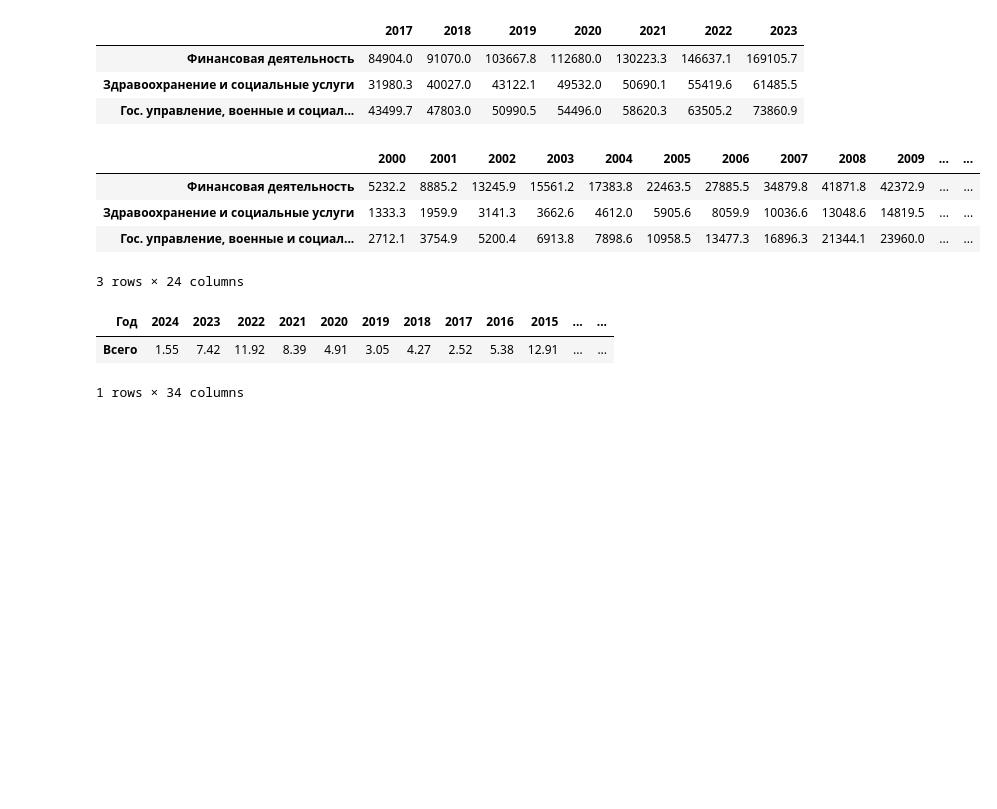
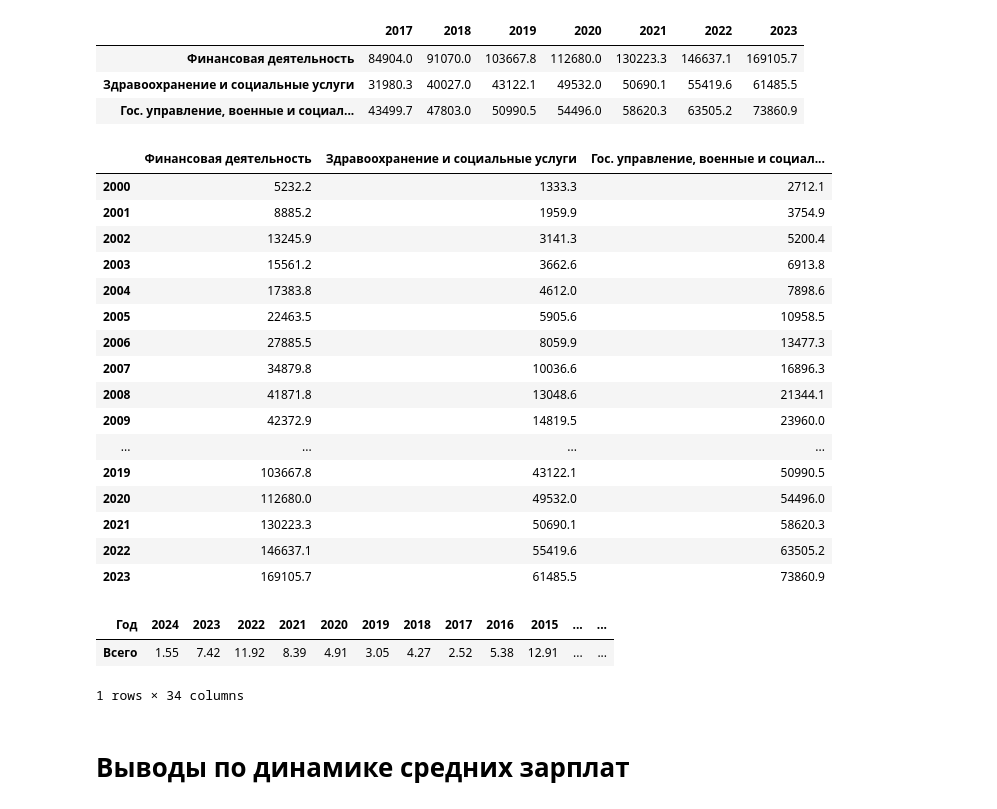
Before and after one commit to yegerless/salary_analysis, a Jupyter notebook: primary_analysis.ipynb, the cells around one changed output. Saved outputs shown, nothing was run; the diff lists cells and outputs as text; code cells hidden in the pictures; blank space fills up the shorter version.

```diff
--- a/primary_analysis.ipynb
+++ b/primary_analysis.ipynb
@@ -33,15 +33,27 @@ df_salary_2
 | Здравоохранение и социальные услуги | 31980.3 | 40027.0 | 43122.1 | 49532.0 | 50690.1 | 55419.6 | 61485.5 |
 | Гос. управление, военные и социал... | 43499.7 | 47803.0 | 50990.5 | 54496.0 | 58620.3 | 63505.2 | 73860.9 |
 # %%
-df_salary = df_salary_1.merge(df_salary_2, how='inner', left_index=True, right_index=True, validate='one_to_one')
+df_salary = df_salary_1.merge(df_salary_2, how='inner', left_index=True, right_index=True, validate='one_to_one').T
 
 df_salary
 # %% [output]
-|  | 2000 | 2001 | 2002 | 2003 | 2004 | 2005 | 2006 | 2007 | 2008 | 2009 | ... | ... |
-| Финансовая деятельность | 5232.2 | 8885.2 | 13245.9 | 15561.2 | 17383.8 | 22463.5 | 27885.5 | 34879.8 | 41871.8 | 42372.9 | ... | ... |
-| Здравоохранение и социальные услуги | 1333.3 | 1959.9 | 3141.3 | 3662.6 | 4612.0 | 5905.6 | 8059.9 | 10036.6 | 13048.6 | 14819.5 | ... | ... |
-| Гос. управление, военные и социал... | 2712.1 | 3754.9 | 5200.4 | 6913.8 | 7898.6 | 10958.5 | 13477.3 | 16896.3 | 21344.1 | 23960.0 | ... | ... |
+|  | Финансовая деятельность | Здравоохранение и социальные услуги | Гос. управление, военные и социал... |
+| 2000 | 5232.2 | 1333.3 | 2712.1 |
+| 2001 | 8885.2 | 1959.9 | 3754.9 |
+| 2002 | 13245.9 | 3141.3 | 5200.4 |
+| 2003 | 15561.2 | 3662.6 | 6913.8 |
+| 2004 | 17383.8 | 4612.0 | 7898.6 |
+| 2005 | 22463.5 | 5905.6 | 10958.5 |
+| 2006 | 27885.5 | 8059.9 | 13477.3 |
+| 2007 | 34879.8 | 10036.6 | 16896.3 |
+| 2008 | 41871.8 | 13048.6 | 21344.1 |
+| 2009 | 42372.9 | 14819.5 | 23960.0 |
+| ... | ... | ... | ... |
+| 2019 | 103667.8 | 43122.1 | 50990.5 |
+| 2020 | 112680.0 | 49532.0 | 54496.0 |
+| 2021 | 130223.3 | 50690.1 | 58620.3 |
+| 2022 | 146637.1 | 55419.6 | 63505.2 |
+| 2023 | 169105.7 | 61485.5 | 73860.9 |
-3 rows × 24 columns
 # %%
 df_inflation = pd.read_excel(r'./data/inflation.xlsx', usecols=['Год', 'Всего'], index_col=0).T
 
@@ -52,0 +81,2 @@ df_inflation
+# %% [markdown]
+# Выводы по динамике средних зарплат
```
Also changed, not shown: parts of 3 cells of this notebook.
